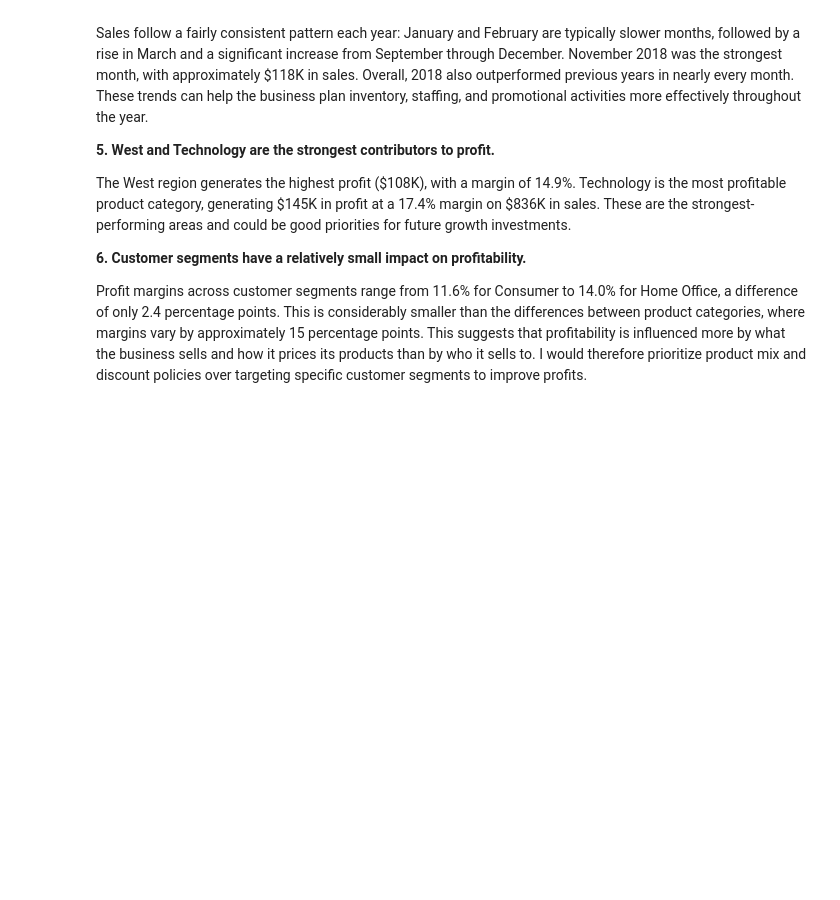
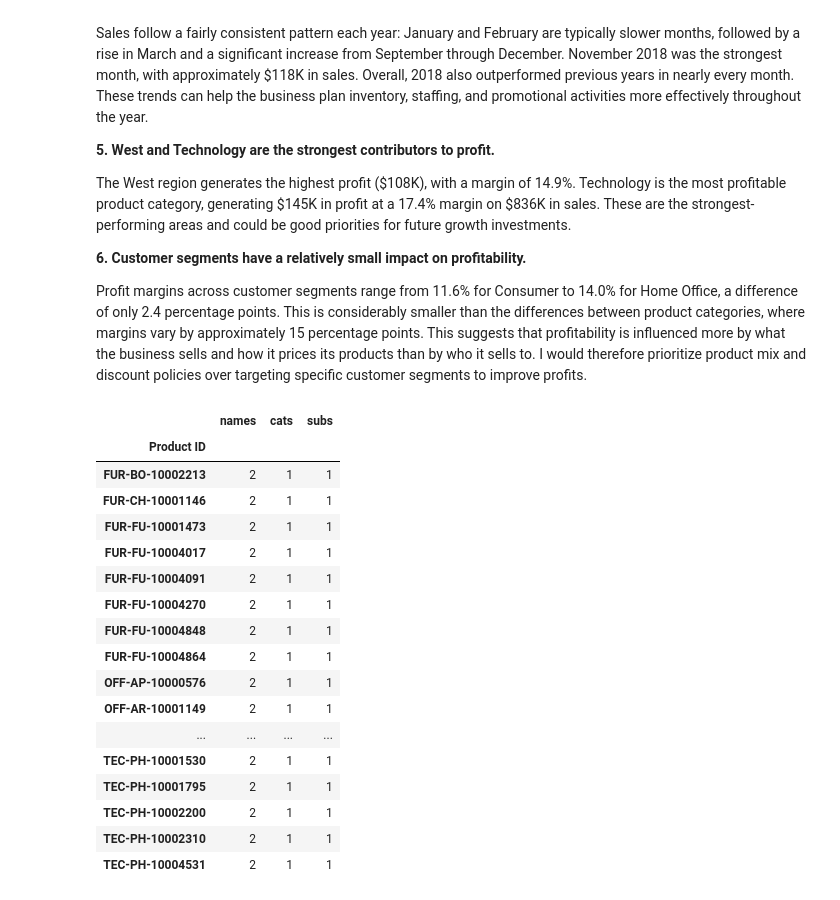
Before and after one commit to LilitBabakhanyan/Datheon_Data_Analytics_and_Power_BI_Internship, a Jupyter notebook: 01_Superstore_EDA/EDA_on_Superstore_Retail_Sales.ipynb, the cells around one changed output. Drawn from its saved outputs; the diff is of its cells as text; code cells hidden in the pictures; blank space fills up the shorter version.

```diff
--- a/01_Superstore_EDA/EDA_on_Superstore_Retail_Sales.ipynb
+++ b/01_Superstore_EDA/EDA_on_Superstore_Retail_Sales.ipynb
@@ -351,3 +351,31 @@ The West region generates the highest profit (\$108K), with a margin of 14.9%. T
 **6. Customer segments have a relatively small impact on profitability.**
 
 Profit margins across customer segments range from 11.6% for Consumer to 14.0% for Home Office, a difference of only 2.4 percentage points. This is considerably smaller than the differences between product categories, where margins vary by approximately 15 percentage points. This suggests that profitability is influenced more by what the business sells and how it prices its products than by who it sells to. I would therefore prioritize product mix and discount policies over targeting specific customer segments to improve profits.
+# %%
+orders = pd.read_csv("data/superstore_clean.csv")
+
+g = orders.groupby("Product ID").agg(
+    names=("Product Name", "nunique"),
+    cats=("Category", "nunique"),
+    subs=("Sub-Category", "nunique"),
+)
+g[(g["names"] > 1) | (g["cats"] > 1) | (g["subs"] > 1)]
+# %% [output]
+|  | names | cats | subs |
+| Product ID |  |  |  |
+| FUR-BO-10002213 | 2 | 1 | 1 |
+| FUR-CH-10001146 | 2 | 1 | 1 |
+| FUR-FU-10001473 | 2 | 1 | 1 |
+| FUR-FU-10004017 | 2 | 1 | 1 |
+| FUR-FU-10004091 | 2 | 1 | 1 |
+| FUR-FU-10004270 | 2 | 1 | 1 |
+| FUR-FU-10004848 | 2 | 1 | 1 |
+| FUR-FU-10004864 | 2 | 1 | 1 |
+| OFF-AP-10000576 | 2 | 1 | 1 |
+| OFF-AR-10001149 | 2 | 1 | 1 |
+| ... | ... | ... | ... |
+| TEC-PH-10001530 | 2 | 1 | 1 |
+| TEC-PH-10001795 | 2 | 1 | 1 |
+| TEC-PH-10002200 | 2 | 1 | 1 |
+| TEC-PH-10002310 | 2 | 1 | 1 |
+| TEC-PH-10004531 | 2 | 1 | 1 |
```
Also changed, not shown: 2 other files.
